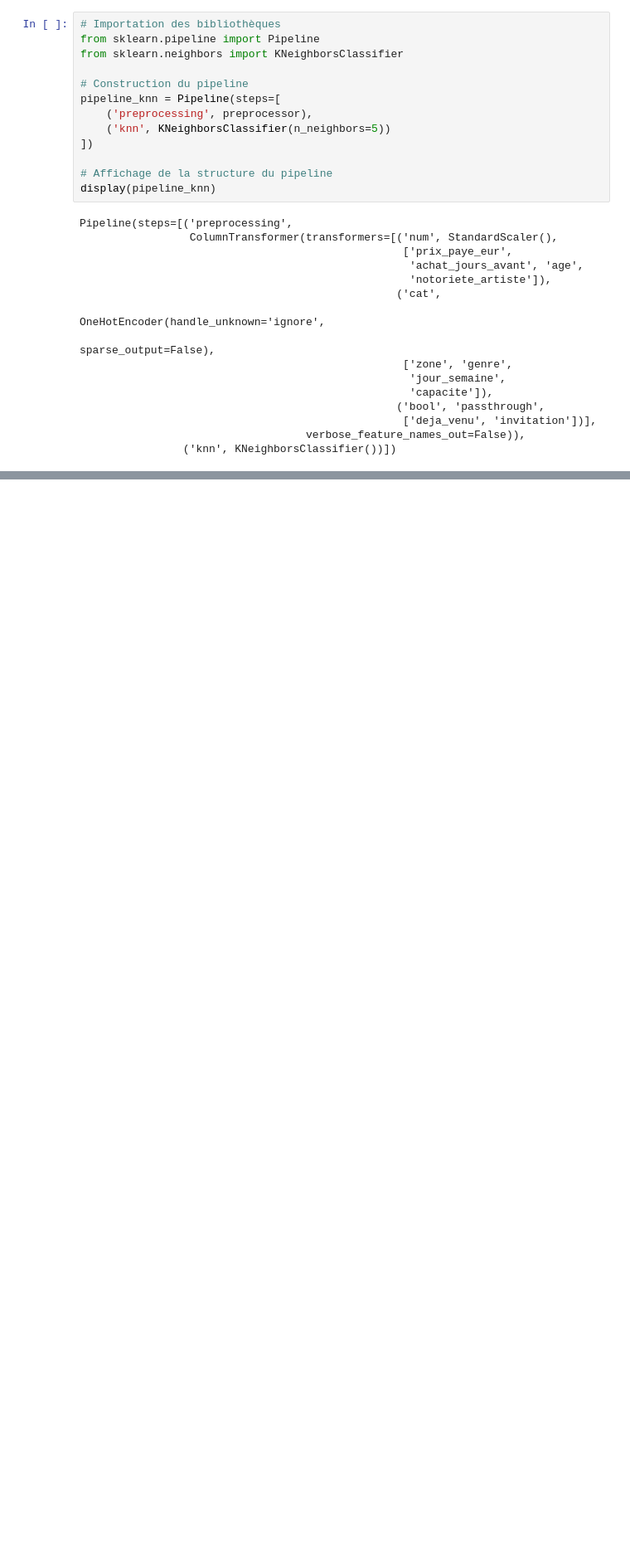
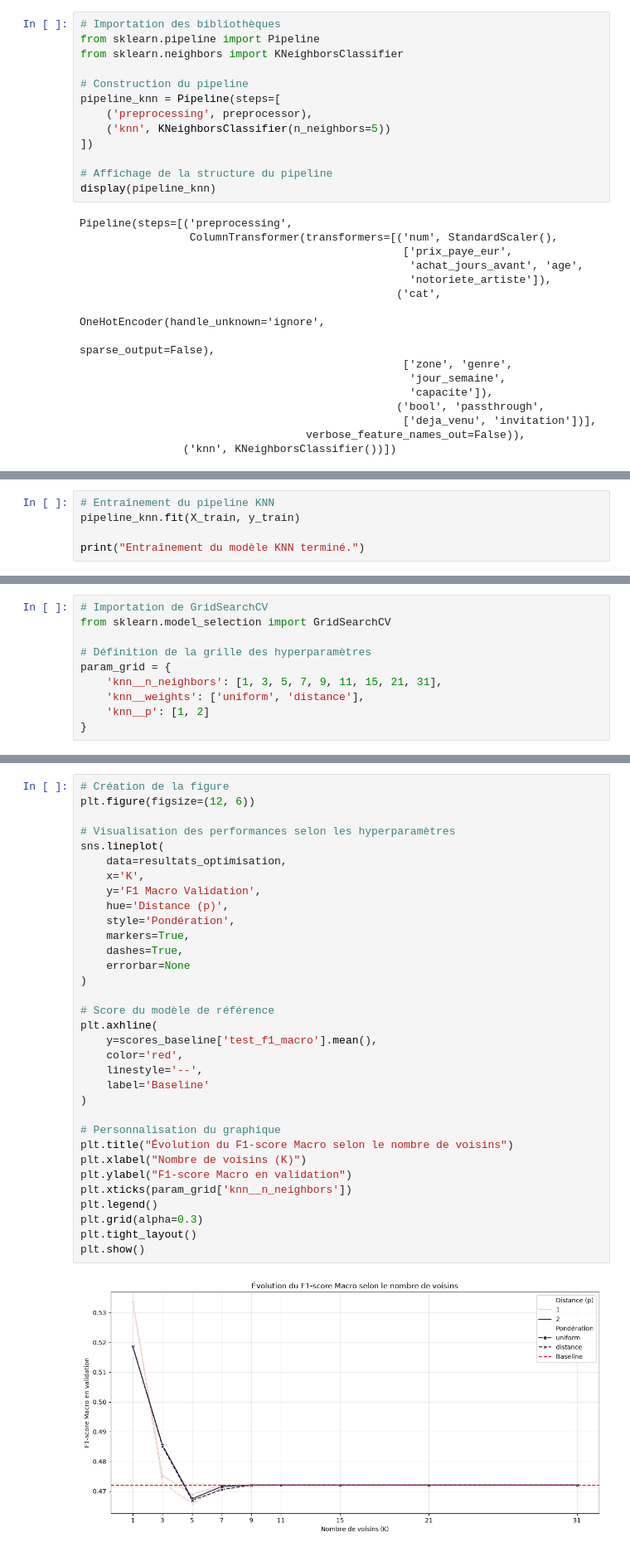
Before and after one commit to Fourkhoub/Projet_DataMining, a Jupyter notebook: notebooks/Question5.ipynb, the cells around one changed output, grey strips where cells are left out. Shown at 83% size. Drawn from its saved outputs; the diff is of its cells as text; blank space fills up the shorter version.

Commit message:
(q5): entrainement KNN, baseline, optimisation des hyperparametres et du seuil, validation groupee et selection du modele

```diff
--- a/notebooks/Question5.ipynb
+++ b/notebooks/Question5.ipynb
@@ -941,0 +964,5 @@ Pipeline(steps=[('preprocessing',
+# %%
+# Entraînement du pipeline KNN
+pipeline_knn.fit(X_train, y_train)
+
+print("Entraînement du modèle KNN terminé.")
@@ -941,0 +1124,10 @@ Pipeline(steps=[('preprocessing',
+# %%
+# Importation de GridSearchCV
+from sklearn.model_selection import GridSearchCV
+
+# Définition de la grille des hyperparamètres
+param_grid = {
+    'knn__n_neighbors': [1, 3, 5, 7, 9, 11, 15, 21, 31],
+    'knn__weights': ['uniform', 'distance'],
+    'knn__p': [1, 2]
+}
@@ -941,0 +1264,35 @@ Pipeline(steps=[('preprocessing',
+# %%
+# Création de la figure
+plt.figure(figsize=(12, 6))
+
+# Visualisation des performances selon les hyperparamètres
+sns.lineplot(
+    data=resultats_optimisation,
+    x='K',
+    y='F1 Macro Validation',
+    hue='Distance (p)',
+    style='Pondération',
+    markers=True,
+    dashes=True,
+    errorbar=None
+)
+
+# Score du modèle de référence
+plt.axhline(
+    y=scores_baseline['test_f1_macro'].mean(),
+    color='red',
+    linestyle='--',
+    label='Baseline'
+)
+
+# Personnalisation du graphique
+plt.title("Évolution du F1-score Macro selon le nombre de voisins")
+plt.xlabel("Nombre de voisins (K)")
+plt.ylabel("F1-score Macro en validation")
+plt.xticks(param_grid['knn__n_neighbors'])
+plt.legend()
+plt.grid(alpha=0.3)
+plt.tight_layout()
+plt.show()
+# %% [output]
+[figure, added]
```
Also changed, not shown: parts of 52 cells of this notebook.
